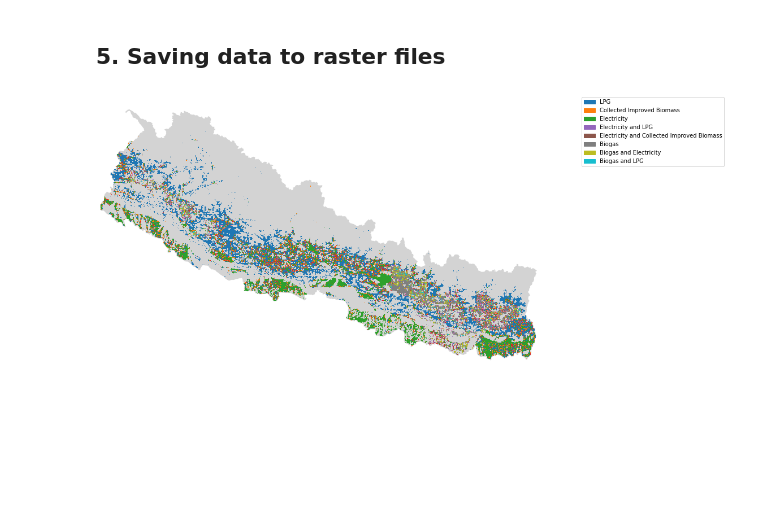
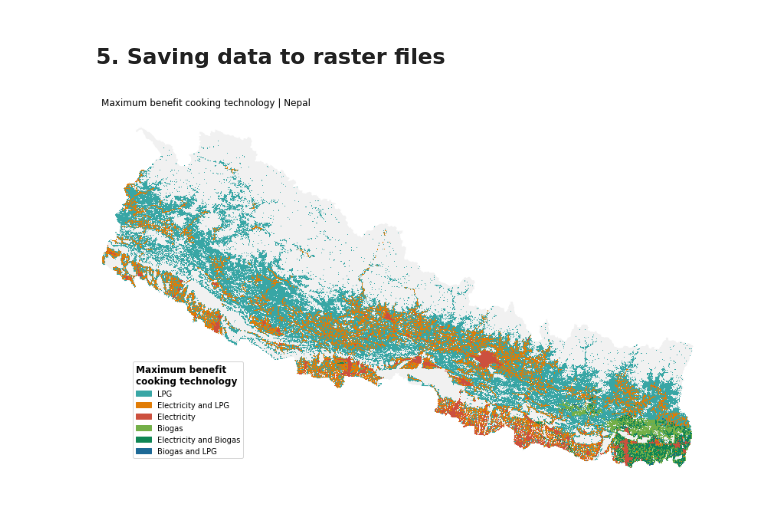
Before and after one commit to Open-Source-Spatial-Clean-Cooking-Tool/OnStove, a Jupyter notebook: Nepal runner.ipynb, the cells around one changed output. Saved outputs shown, nothing was run; the diff lists cells and outputs as text; code cells hidden in the pictures; blank space fills up the shorter version.

Commit message:
upated environment and added title to plot in onsstove

```diff
--- a/Nepal runner.ipynb
+++ b/Nepal runner.ipynb
@@ -256,7 +240,7 @@ Execution time: 1 min 37 sec
 # %%
 start = time.time()
 
-nepal = OnSSTOVE.read_model("results/model.pkl")
+nepal = OnSSTOVE.read_model("results/model2.pkl")
 # %%
 nepal.specs['COI_STROKE'] = 3970
 nepal.specs['Morb_STROKE'] = 482.54
@@ -282,12 +294,4 @@ nepal.gdf
 # %%
-summary = nepal.gdf.groupby(['max_benefit_tech']).agg({'Calibrated_pop': lambda row: np.nansum(row) / 1000000,
-                                             'maximum_net_benefit': lambda row: np.nansum(row) / 1000000,
-                                             'deaths_avoided': 'sum',
-                                             'health_costs_avoided': lambda row: np.nansum(row) / 1000000,
-                                             'time_saved': 'sum',
-                                             'reduced_emissions': lambda row: np.nansum(row) / 1000000000,
-                                             'investment_costs': lambda row: np.nansum(row) / 1000000,
-                                             'fuel_costs': lambda row: np.nansum(row) / 1000000,
-                                             'emissions_costs_saved': lambda row: np.nansum(row) / 1000000})
-summary
+nepal.summary(inplace=True)
+nepal.summary
 # %% [output]
@@ -321,7 +333,22 @@ nepal.to_raster('Current_elec')
 nepal.to_raster('Elec_pop_calib')
 # %%
 nepal.to_raster('value_of_time')
+# %%
+cmap = {"ICS": '#57365A', "LPG": '#38a6a5', "Traditional biomass": '#673139', "Charcoal": '#B6195E',
+        "Biogas": '#73af48', "Biogas and ICS": "#F6029E",
+        "Biogas and LPG": "#1d6996",  "Biogas and Traditional biomass": "#266AA6",
+        "Biogas and Charcoal": "#3B05DF", "Biogas and Electricity": "#484673",
+        "Electricity": '#cc503e', "Electricity and ICS": "#4D7126",
+        "Electricity and LPG": "#e17c05", "Electricity and Traditional biomass": "#FFC107",
+        "Electricity and Charcoal": "#1E88E5", "Electricity and Biogas": "#0f8554"}
+
+labels = {"Biogas and Electricity": "Electricity and Biogas",
+          'Collected Traditional Biomass': 'Traditional biomass',
+          'Collected Improved Biomass': 'ICS'}
 # %%
-nepal.plot('max_benefit_tech', cmap='tab10')
+nepal.plot('max_benefit_tech', cmap=cmap, legend_position=(0.05, 0.33),
+           title=f'Maximum benefit cooking technology | Nepal',
+           labels=labels, legend=True, legend_title='Maximum benefit\ncooking technology',
+           rasterized=True)
 # %% [output]
-[figure, old version]
+[figure, new version]
```
Also changed, not shown: parts of 25 cells of this notebook, 3 other files.
